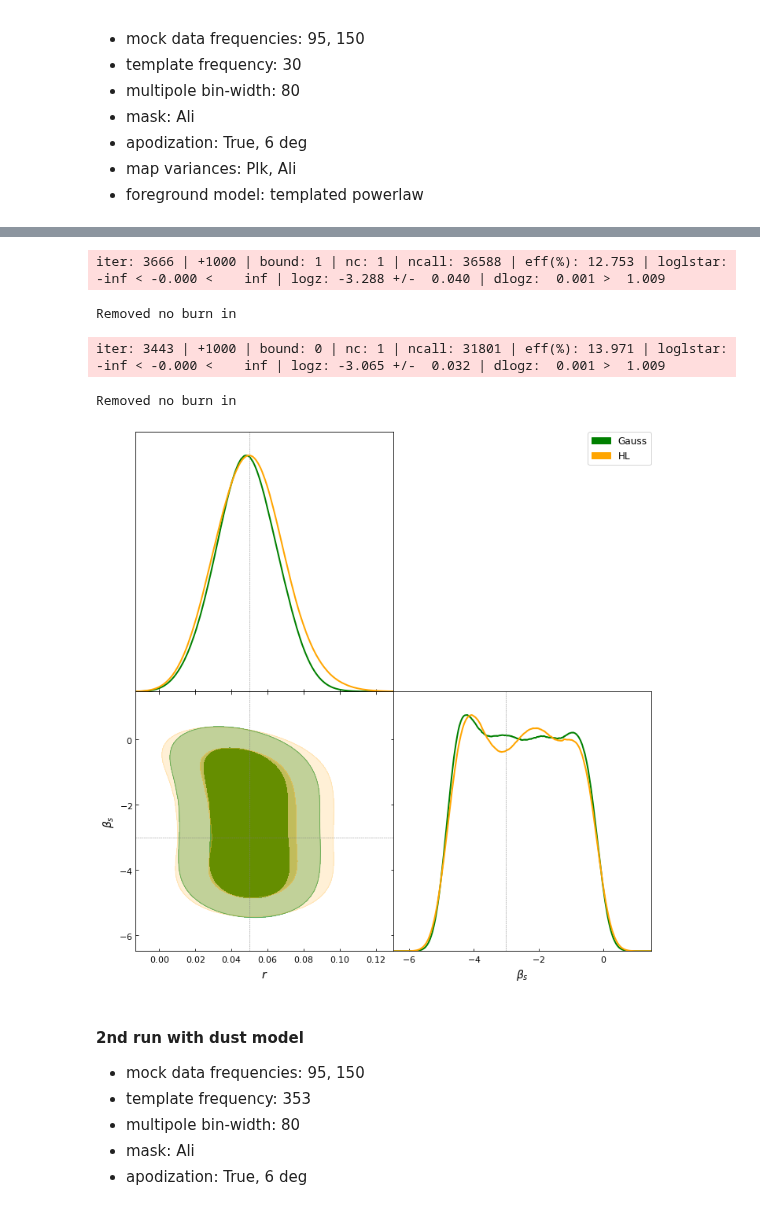
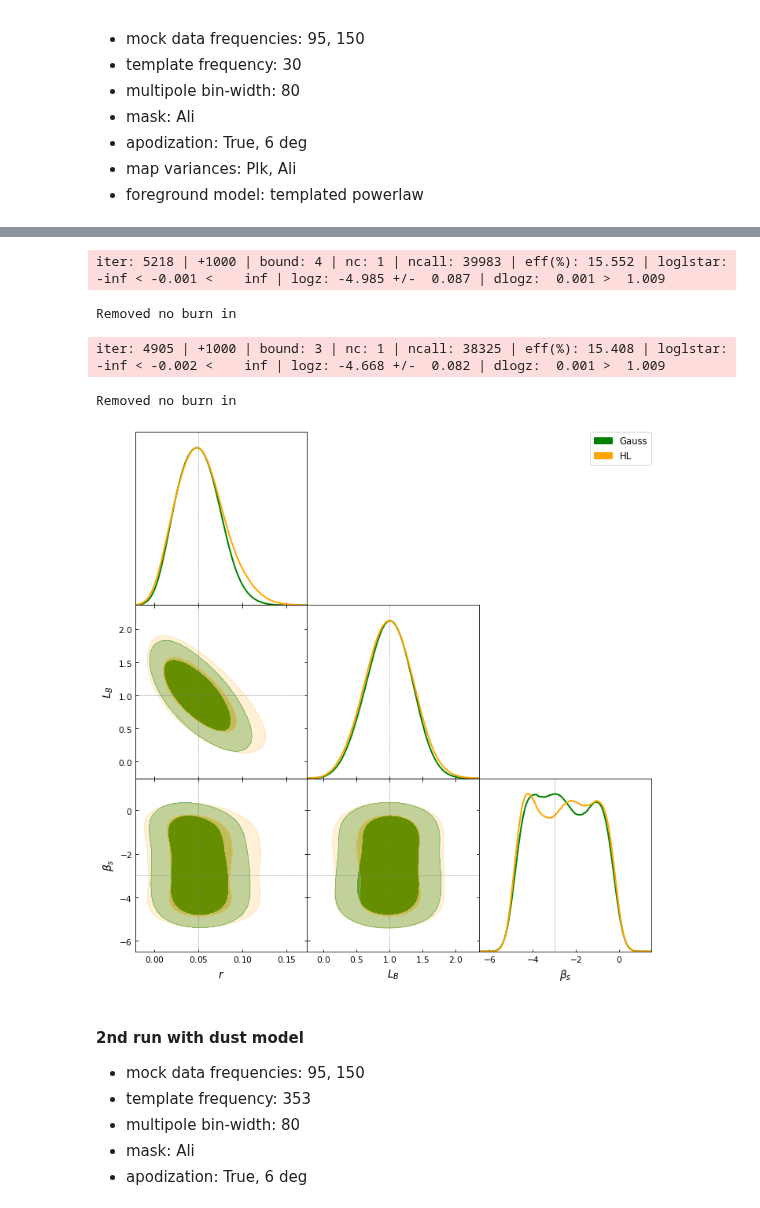
Before and after one commit to gioacchinowang/afra, a Jupyter notebook: tutorials/tutorial09.ipynb, the cells around one changed output, grey strips where cells are left out. Saved outputs shown, nothing was run; the diff lists cells and outputs as text; code cells hidden in the pictures.

```diff
--- a/tutorials/tutorial09.ipynb
+++ b/tutorials/tutorial09.ipynb
@@ -116,34 +117,34 @@ Wall time: 5min 45s
 # %%
-names = [r'$r$',r'$\beta_s$']
-truths = [0.05,-3.]
+names = [r'$r$',r'$L_B$',r'$\beta_s$']
+truths = [0.05,1.,-3.]
 KWARGS = {'nlive':1000}
 
 pipeline.background = b
 pipeline.foreground = s
 result = pipeline.analyse(mock_bp+pre_rslt[2],pre_rslt[1],pre_rslt[2],pre_rslt[3],kwargs=KWARGS)
 
 samples, weights = result.samples, np.exp(result.logwt - result.logz[-1])
 pipeline.likelihood='gauss'
 samples1 = MCSamples(samples=samples,weights=weights,names=names,label='Gauss')
 
 pipeline.likelihood='hl'
 result = pipeline.analyse(mock_bp+pre_rslt[2],pre_rslt[1],pre_rslt[2],pre_rslt[3],kwargs=KWARGS)
 
 samples, weights = result.samples, np.exp(result.logwt - result.logz[-1])
 samples2 = MCSamples(samples=samples,weights=weights,names=names,label='HL')
 
 g = plots.get_subplot_plotter(width_inch=10)
 g.settings.alpha_filled_add=0.4
 g.triangle_plot([samples1,samples2],markers=truths,
                 line_args=[{'lw':'2', 'color':'green'},{'lw':2, 'color':'orange'}],
                 contour_colors=['green','orange'],
                 filled=True, contour_lws=2)
 # %% [output]
-iter: 3666 | +1000 | bound: 1 | nc: 1 | ncall: 36588 | eff(%): 12.753 | loglstar:   -inf < -0.000 <    inf | logz: -3.288 +/-  0.040 | dlogz:  0.001 >  1.009
+iter: 5218 | +1000 | bound: 4 | nc: 1 | ncall: 39983 | eff(%): 15.552 | loglstar:   -inf < -0.001 <    inf | logz: -4.985 +/-  0.087 | dlogz:  0.001 >  1.009
 Removed no burn in
-iter: 3443 | +1000 | bound: 0 | nc: 1 | ncall: 31801 | eff(%): 13.971 | loglstar:   -inf < -0.000 <    inf | logz: -3.065 +/-  0.032 | dlogz:  0.001 >  1.009
+iter: 4905 | +1000 | bound: 3 | nc: 1 | ncall: 38325 | eff(%): 15.408 | loglstar:   -inf < -0.002 <    inf | logz: -4.668 +/-  0.082 | dlogz:  0.001 >  1.009
 Removed no burn in
-[figure, old version]
+[figure, new version]
 # %% [markdown]
 #### 2nd run with dust model
 
```
Also changed, not shown: parts of 5 cells of this notebook, 10 other files.
